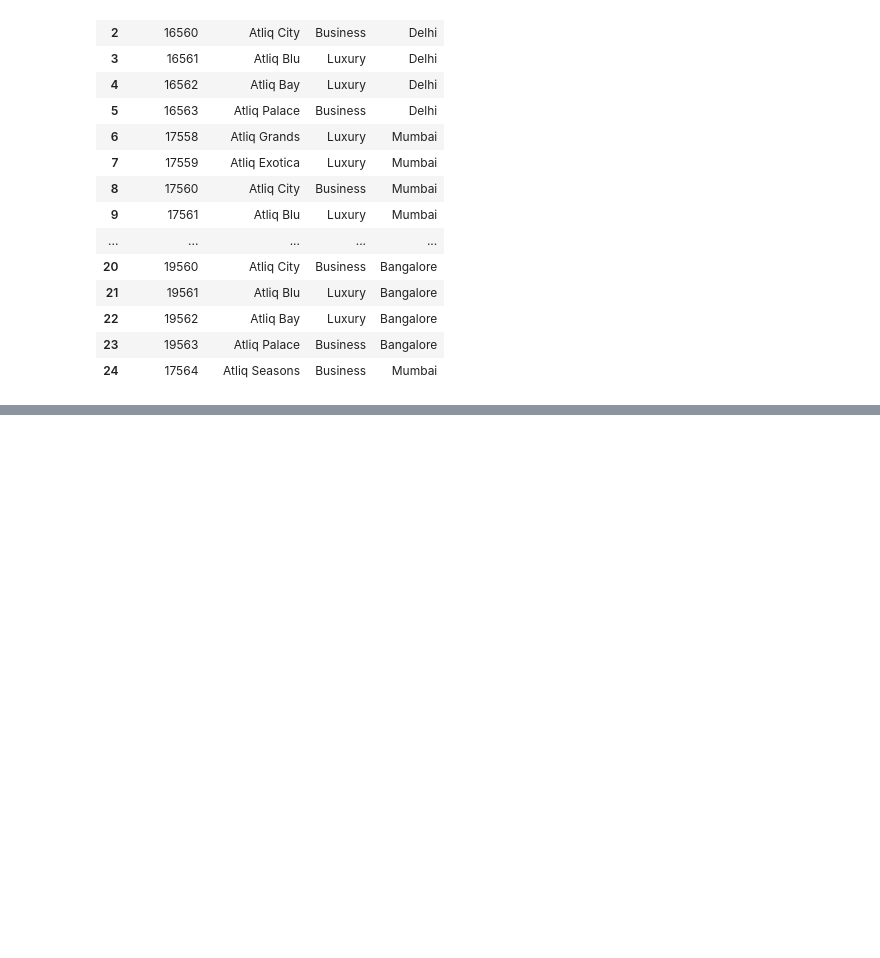
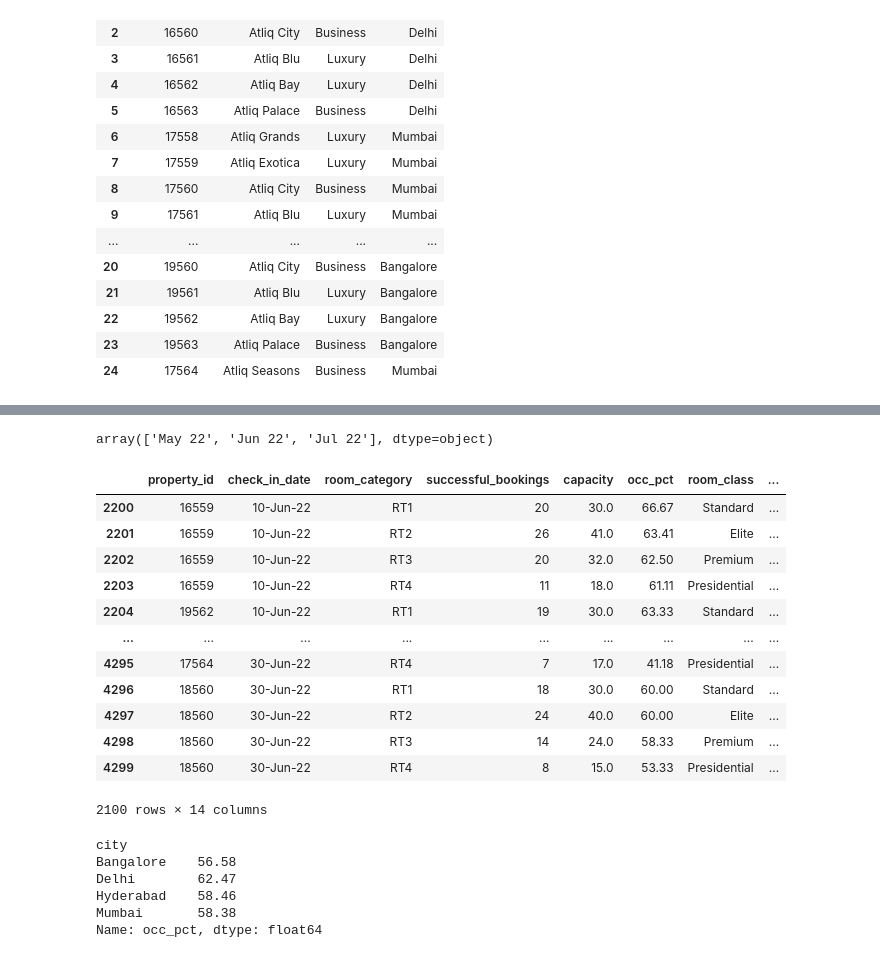
Before and after one commit to azeem932356/Hospitality-Revenue-Analysis, a Jupyter notebook: hospitality_analysis.ipynb, the cells around one changed output, grey strips where cells are left out. Cells and saved outputs as stored; diff of their text form; code cells hidden in the pictures; blank space fills up the shorter version.

```diff
--- a/hospitality_analysis.ipynb
+++ b/hospitality_analysis.ipynb
@@ -534,0 +604,30 @@ df_hotels
+# %%
+df["mmm yy"].unique()
+# %% [output]
+array(['May 22', 'Jun 22', 'Jul 22'], dtype=object)
+# %%
+df_Jun_22= df[df["mmm yy"]== "Jun 22"]
+df_Jun_22
+# %% [output]
+|  | property_id | check_in_date | room_category | successful_bookings | capacity | occ_pct | room_class | ... |
+| 2200 | 16559 | 10-Jun-22 | RT1 | 20 | 30.0 | 66.67 | Standard | ... |
+| 2201 | 16559 | 10-Jun-22 | RT2 | 26 | 41.0 | 63.41 | Elite | ... |
+| 2202 | 16559 | 10-Jun-22 | RT3 | 20 | 32.0 | 62.50 | Premium | ... |
+| 2203 | 16559 | 10-Jun-22 | RT4 | 11 | 18.0 | 61.11 | Presidential | ... |
+| 2204 | 19562 | 10-Jun-22 | RT1 | 19 | 30.0 | 63.33 | Standard | ... |
+| ... | ... | ... | ... | ... | ... | ... | ... | ... |
+| 4295 | 17564 | 30-Jun-22 | RT4 | 7 | 17.0 | 41.18 | Presidential | ... |
+| 4296 | 18560 | 30-Jun-22 | RT1 | 18 | 30.0 | 60.00 | Standard | ... |
+| 4297 | 18560 | 30-Jun-22 | RT2 | 24 | 40.0 | 60.00 | Elite | ... |
+| 4298 | 18560 | 30-Jun-22 | RT3 | 14 | 24.0 | 58.33 | Premium | ... |
+| 4299 | 18560 | 30-Jun-22 | RT4 | 8 | 15.0 | 53.33 | Presidential | ... |
+2100 rows × 14 columns
+# %%
+df_Jun_22.groupby("city")["occ_pct"].mean().round(2).sort_calu
+# %% [output]
+city
+Bangalore    56.58
+Delhi        62.47
+Hyderabad    58.46
+Mumbai       58.38
+Name: occ_pct, dtype: float64
```
Also changed, not shown: parts of 11 cells of this notebook.
